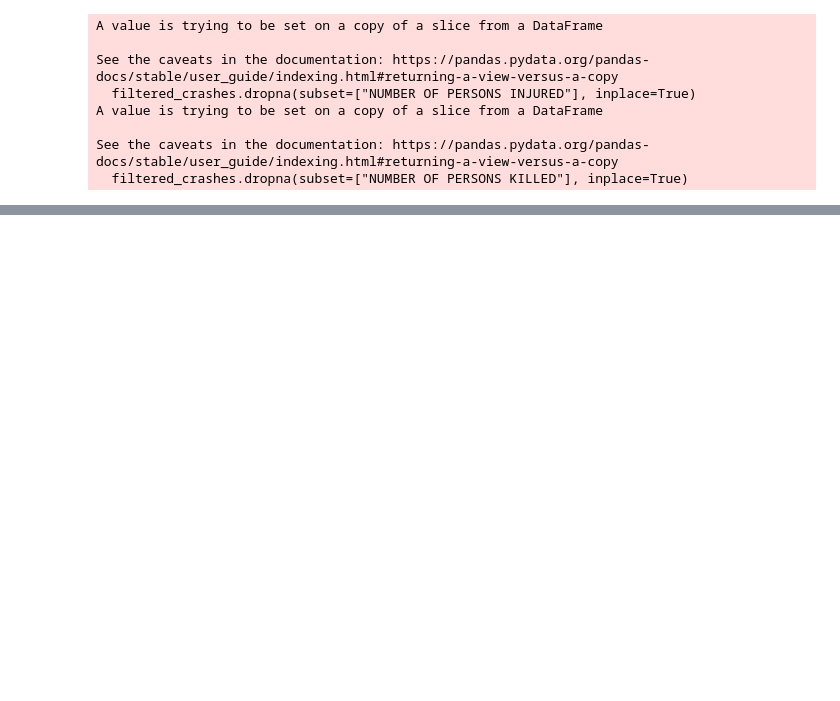
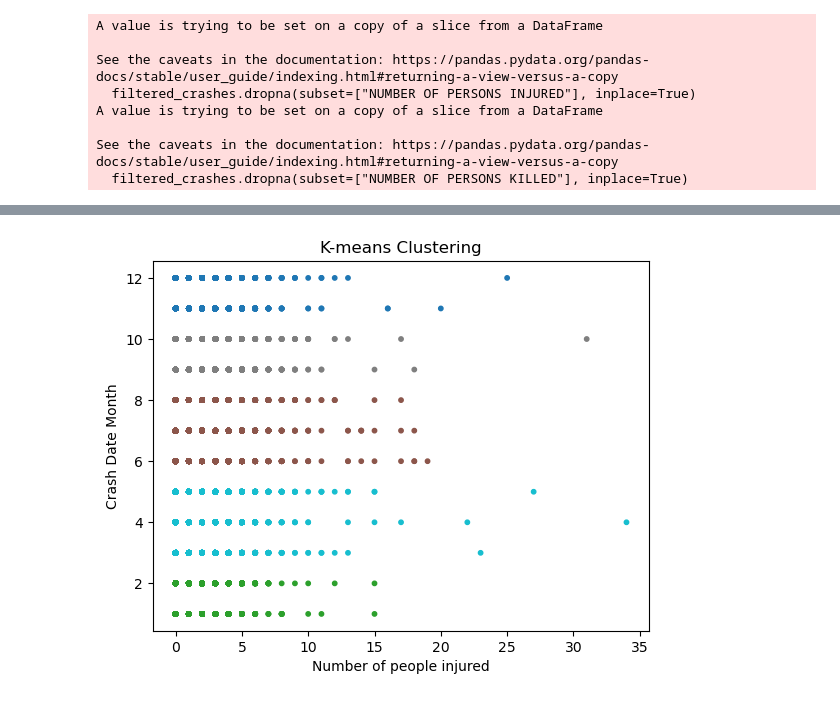
Before and after one commit to JohannRuiz1/CS5644-ML, a Jupyter notebook: code/crashes.ipynb, the cells around one changed output, grey strips where cells are left out. Saved outputs shown, nothing was run; the diff lists cells and outputs as text; code cells hidden in the pictures; blank space fills up the shorter version.

```diff
--- a/code/crashes.ipynb
+++ b/code/crashes.ipynb
@@ -218,0 +386,20 @@ print(f"Number of records in merged_df: {len(merged_df)}")
+# %%
+optimal_k = 3
+kmeans = KMeans(n_clusters=optimal_k, random_state=0)
+merged_df['cluster'] = kmeans.fit_predict(features)
+# %%
+# Select the specific features for clustering
+features = merged_df[['remainder__NUMBER OF PERSONS INJURED', 'remainder__CRASH_DATE_MONTH']]
+
+# Perform K-means clustering
+kmeans = KMeans(n_clusters=5, random_state=0)
+merged_df['cluster'] = kmeans.fit_predict(features)
+
+# Plot the clusters with a more noticeable colormap
+plt.scatter(features.iloc[:, 0], features.iloc[:, 1], c=merged_df['cluster'], cmap='tab10', s=10)
+plt.xlabel('Number of people injured')
+plt.ylabel('Crash Date Month')
+plt.title('K-means Clustering')
+plt.show()
+# %% [output]
+[figure, added]
```
Also changed, not shown: parts of 20 cells of this notebook.
